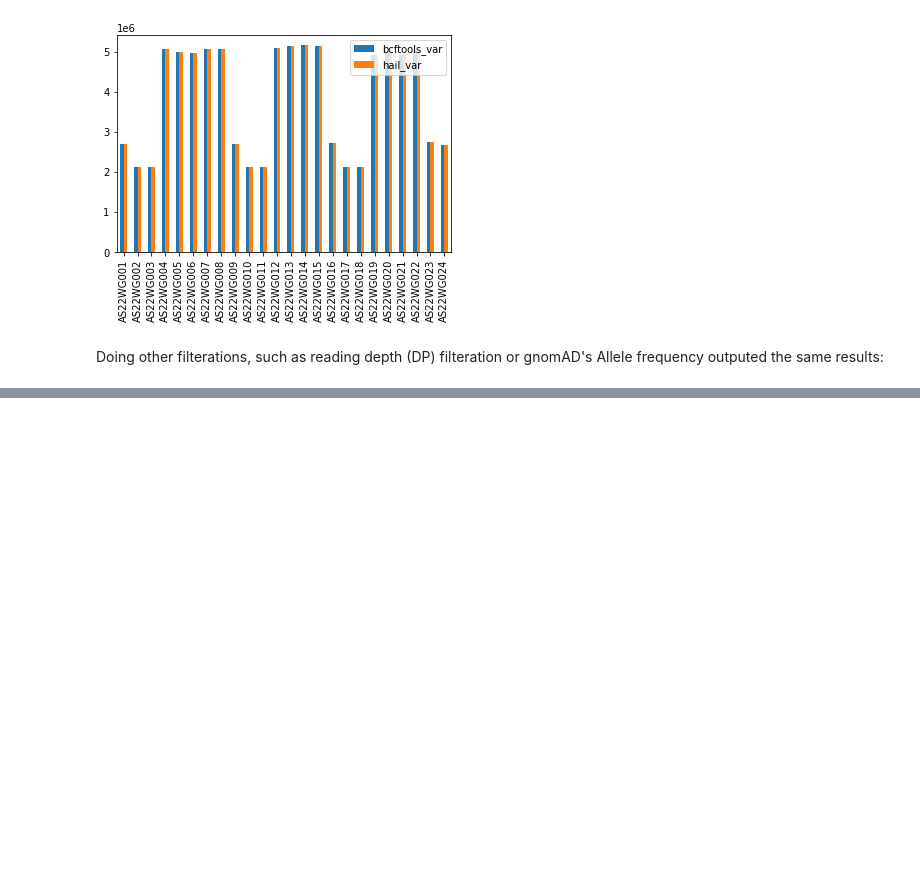
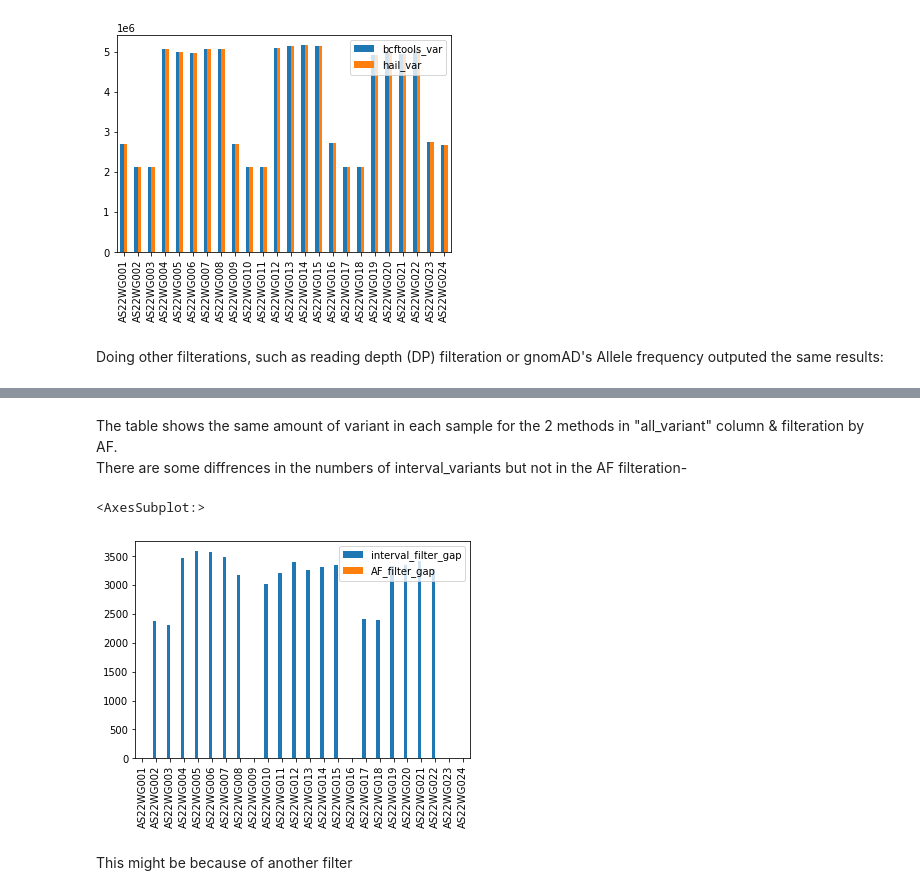
Before and after one commit to Toozig/gnomAD_df_class, a Jupyter notebook: variant_number_confirmation/number_analysis.ipynb, the cells around one changed output, grey strips where cells are left out. Drawn from its saved outputs; the diff is of its cells as text; code cells hidden in the pictures; blank space fills up the shorter version.

```diff
--- a/variant_number_confirmation/number_analysis.ipynb
+++ b/variant_number_confirmation/number_analysis.ipynb
@@ -105,0 +106,14 @@ Therefore, I am more than happy to annouce this problem as solved :)
+# %% [markdown]
+The table shows the same amount of variant in each sample for the 2 methods in "all_variant" column & filteration by AF. <br>
+There are some diffrences in the numbers of interval_variants but not in the AF filteration-
+# %%
+diffrence_inter = (comb.interval_variants_bcf - comb.interval_variants_hail).abs().rename("interval_filter_gap")
+diffrence_AF = (comb['interval_variants_AF<0.01_bcf'] - comb['interval_variants_AF<0.01_hail'] ).abs().rename('AF_filter_gap')
+diffrence = pd.concat([diffrence_inter,diffrence_AF], axis=1)
+diffrence = diffrence.iloc[[comb.index.tolist().index(i) for i in order]]
+diffrence.plot.bar()
+# %% [output]
+<AxesSubplot:>
+[figure, added]
+# %% [markdown]
+This might be because of another filter
```
Also changed, not shown: parts of 2 cells of this notebook.
